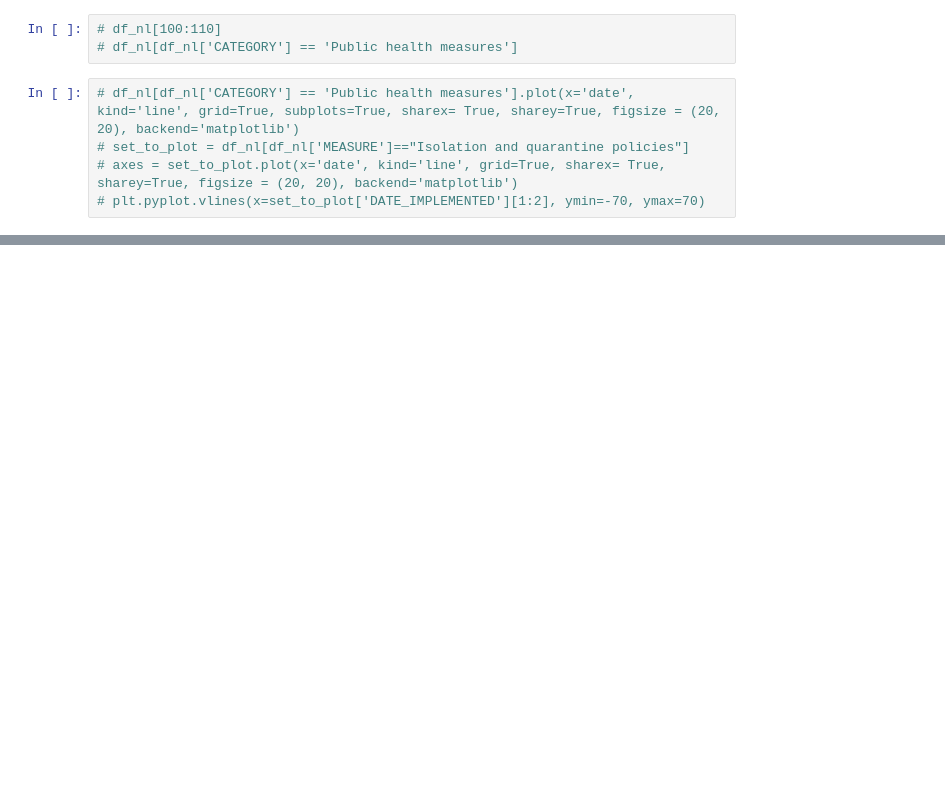
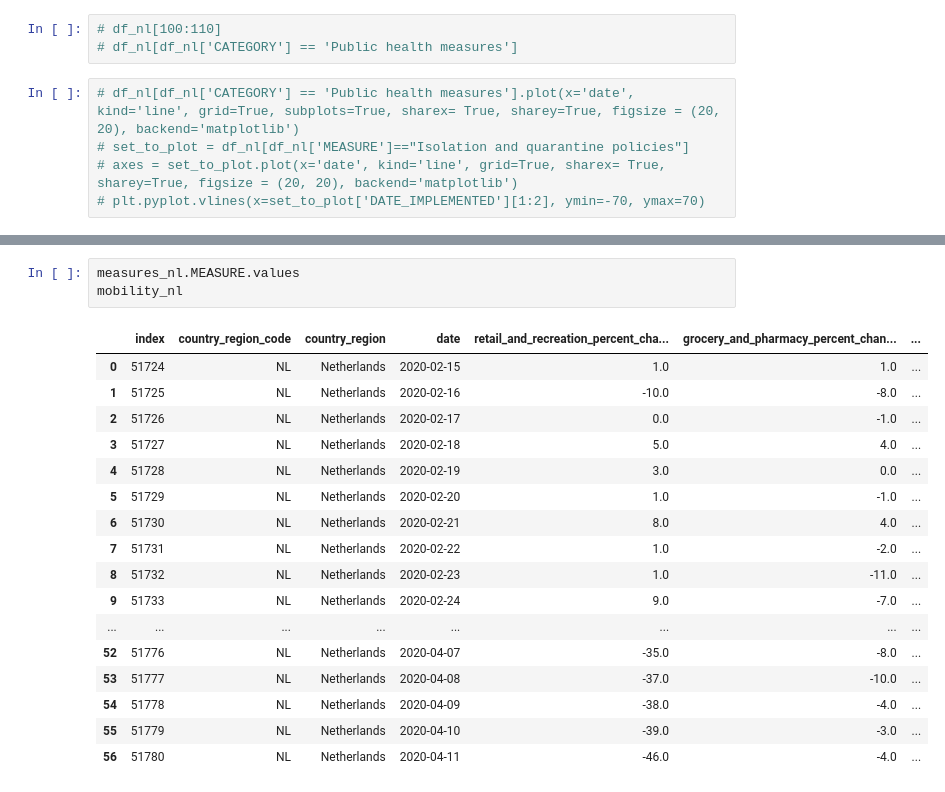
Before and after one commit to dimnl/modum, a Jupyter notebook: data_processing.ipynb, the cells around one changed output, grey strips where cells are left out. Cells and saved outputs as stored; diff of their text form; blank space fills up the shorter version.

```diff
--- a/data_processing.ipynb
+++ b/data_processing.ipynb
@@ -87,0 +120,21 @@ plt.pyplot.vlines(x=measures_nl['DATE_IMPLEMENTED'].values, ymin=-70, ymax=70)
+# %%
+measures_nl.MEASURE.values
+mobility_nl
+# %% [output]
+|  | index | country_region_code | country_region | date | retail_and_recreation_percent_cha... | grocery_and_pharmacy_percent_chan... | ... |
+| 0 | 51724 | NL | Netherlands | 2020-02-15 | 1.0 | 1.0 | ... |
+| 1 | 51725 | NL | Netherlands | 2020-02-16 | -10.0 | -8.0 | ... |
+| 2 | 51726 | NL | Netherlands | 2020-02-17 | 0.0 | -1.0 | ... |
+| 3 | 51727 | NL | Netherlands | 2020-02-18 | 5.0 | 4.0 | ... |
+| 4 | 51728 | NL | Netherlands | 2020-02-19 | 3.0 | 0.0 | ... |
+| 5 | 51729 | NL | Netherlands | 2020-02-20 | 1.0 | -1.0 | ... |
+| 6 | 51730 | NL | Netherlands | 2020-02-21 | 8.0 | 4.0 | ... |
+| 7 | 51731 | NL | Netherlands | 2020-02-22 | 1.0 | -2.0 | ... |
+| 8 | 51732 | NL | Netherlands | 2020-02-23 | 1.0 | -11.0 | ... |
+| 9 | 51733 | NL | Netherlands | 2020-02-24 | 9.0 | -7.0 | ... |
+| ... | ... | ... | ... | ... | ... | ... | ... |
+| 52 | 51776 | NL | Netherlands | 2020-04-07 | -35.0 | -8.0 | ... |
+| 53 | 51777 | NL | Netherlands | 2020-04-08 | -37.0 | -10.0 | ... |
+| 54 | 51778 | NL | Netherlands | 2020-04-09 | -38.0 | -4.0 | ... |
+| 55 | 51779 | NL | Netherlands | 2020-04-10 | -39.0 | -3.0 | ... |
+| 56 | 51780 | NL | Netherlands | 2020-04-11 | -46.0 | -4.0 | ... |
```
Also changed, not shown: parts of 7 cells of this notebook, 1 other file.
